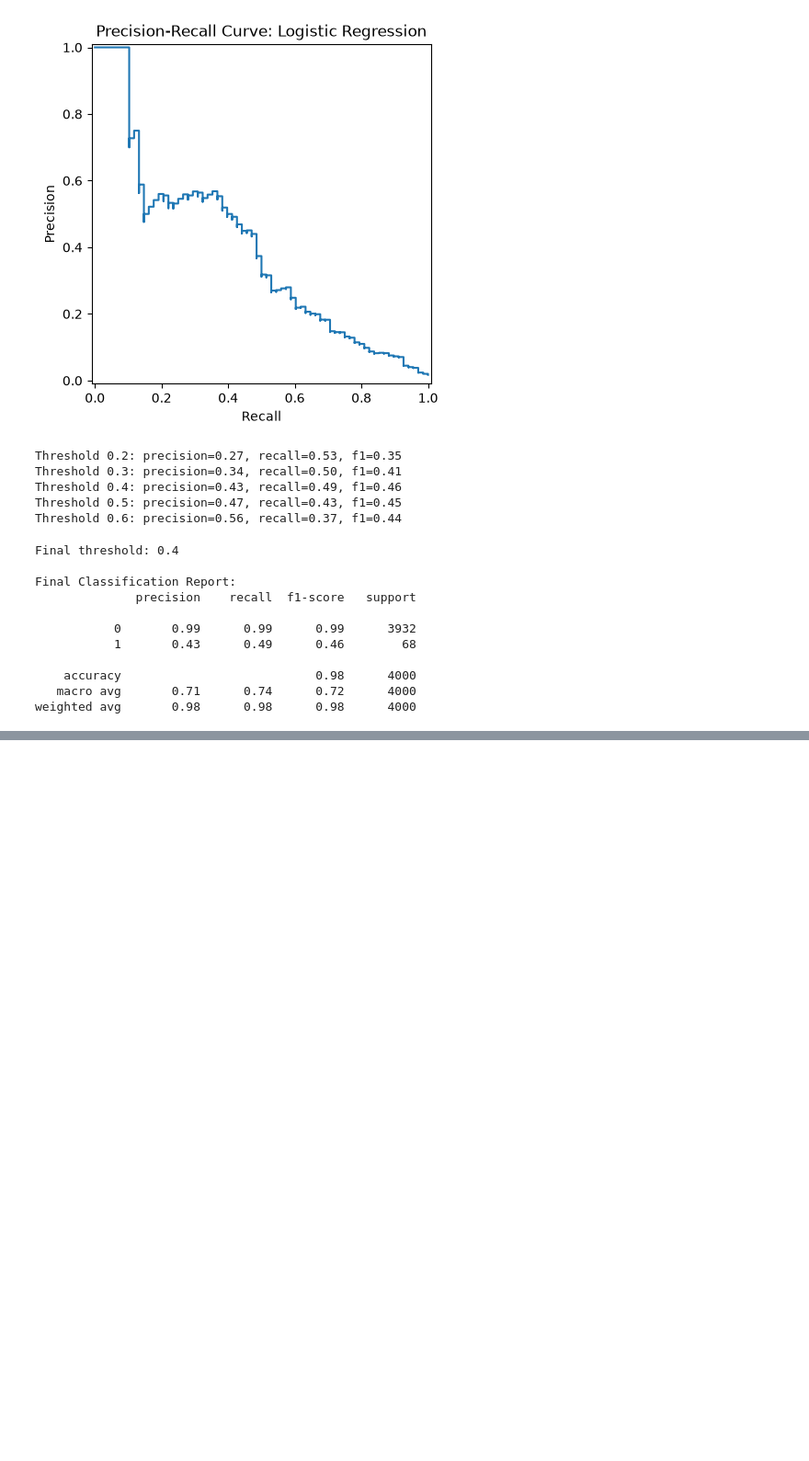
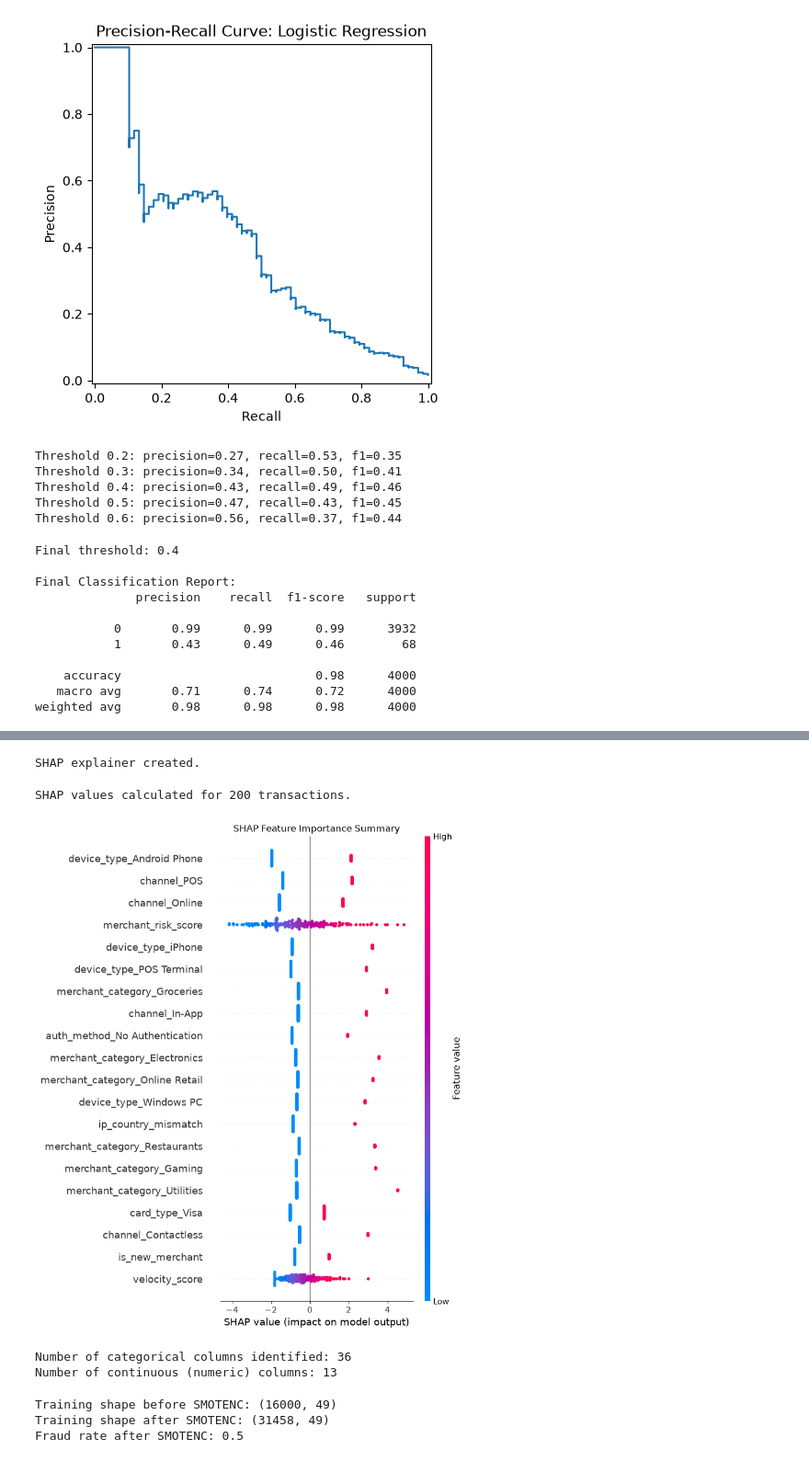
Before and after one commit to ISeckAli/Fraud-detection, a Jupyter notebook: notebooks/01_eda.ipynb, the cells around one changed output, grey strips where cells are left out. Shown at 92% size. Cells and saved outputs as stored; diff of their text form; code cells hidden in the pictures; blank space fills up the shorter version.

Commit message:
Investigate and fix SMOTE categorical corruption bug; switch to class-weighted model; complete honest interpretability with SHAP

```diff
--- a/notebooks/01_eda.ipynb
+++ b/notebooks/01_eda.ipynb
@@ -586,0 +624,77 @@ weighted avg       0.98      0.98      0.98      4000
+# %%
+# Create a SHAP explainer for our logistic regression model.
+# shap.Explainer automatically detects that this is a linear model and
+# uses an efficient, exact method suited to it (rather than a slower,
+# approximate method needed for more complex models).
+#
+# We use a sample of the training data as "background" - a reference
+# point representing typical/average transactions, which SHAP needs to
+# measure how much each feature shifts a prediction away from that baseline.
+import shap
+
+# Using a smaller background sample keeps computation fast without
+# meaningfully affecting accuracy of the explanations.
+background = shap.sample(X_train_scaled, 100, random_state=42)
+
+explainer = shap.Explainer(final_model, background, feature_names=X_encoded.columns)
+
+print("SHAP explainer created.")
+# %% [output]
+SHAP explainer created.
+# %%
+# Calculate SHAP values for a sample of test transactions.
+# Computing SHAP values for every single test transaction can be slow,
+# so we use a representative sample of 200 transactions - enough to see
+# reliable overall patterns without a long wait.
+X_test_sample = X_test_scaled[:200]
+
+shap_values = explainer(X_test_sample)
+
+print("SHAP values calculated for", len(X_test_sample), "transactions.")
+# %% [output]
+SHAP values calculated for 200 transactions.
+# %%
+# Visualize overall feature importance using a SHAP summary plot.
+# This shows, across all 200 sampled transactions, which features had
+# the biggest average impact on the model's predictions - a reliable
+# alternative to raw coefficients, since it's based on actual prediction
+# behavior rather than potentially scale-distorted coefficient values.
+shap.summary_plot(shap_values, X_test_sample, feature_names=X_encoded.columns, show=False)
+plt.title("SHAP Feature Importance Summary")
+plt.tight_layout()
+plt.show()
+# %% [output]
+[figure, added]
+# %%
+# Identify which columns are categorical (boolean/0-1), so SMOTENC can
+# treat them correctly - never interpolating fractional "half-category"
+# values, unlike standard SMOTE.
+#
+# Both our original true/false flags (like is_foreign_transaction) and
+# our one-hot encoded columns (like merchant_category_Groceries) are
+# boolean, so we can identify all of them this way at once.
+categorical_feature_mask = X_encoded.dtypes == bool
+categorical_feature_indices = np.where(categorical_feature_mask)[0]
+
+print("Number of categorical columns identified:", len(categorical_feature_indices))
+print("Number of continuous (numeric) columns:", X_encoded.shape[1] - len(categorical_feature_indices))
+# %% [output]
+Number of categorical columns identified: 36
+Number of continuous (numeric) columns: 13
+# %%
+# Re-apply resampling using SMOTENC instead of standard SMOTE.
+# Fix: SMOTENC requires categorical_features as a plain Python list,
+# not a NumPy array - passing an array caused an internal comparison
+# error. .tolist() converts it correctly.
+from imblearn.over_sampling import SMOTENC
+
+smote_nc = SMOTENC(categorical_features=categorical_feature_indices.tolist(), random_state=42)
+X_train_resampled_v2, y_train_resampled_v2 = smote_nc.fit_resample(X_train, y_train)
+
+print("Training shape before SMOTENC:", X_train.shape)
+print("Training shape after SMOTENC:", X_train_resampled_v2.shape)
+print("Fraud rate after SMOTENC:", y_train_resampled_v2.mean())
+# %% [output]
+Training shape before SMOTENC: (16000, 49)
+Training shape after SMOTENC: (31458, 49)
+Fraud rate after SMOTENC: 0.5
```
Also changed, not shown: parts of 14 cells of this notebook.
